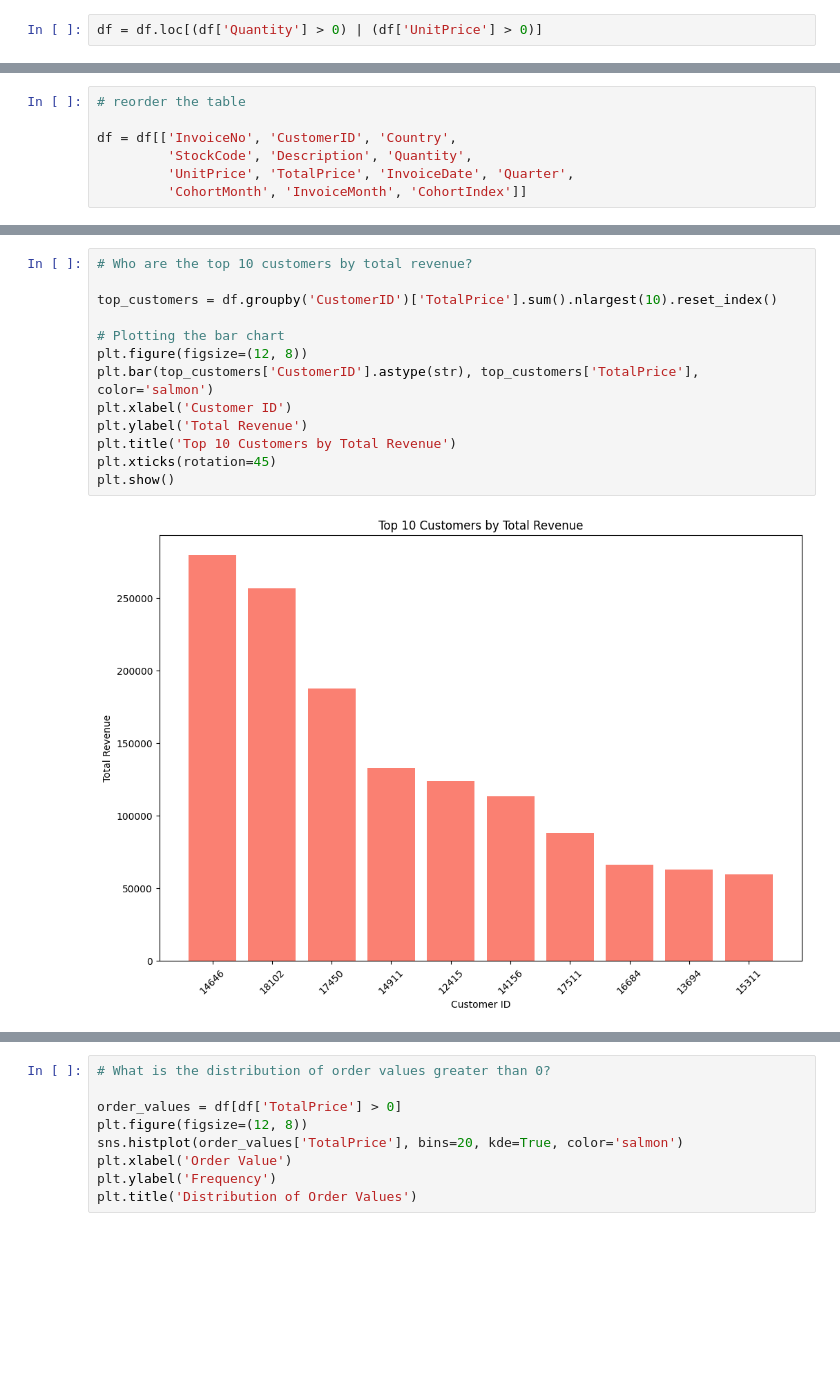
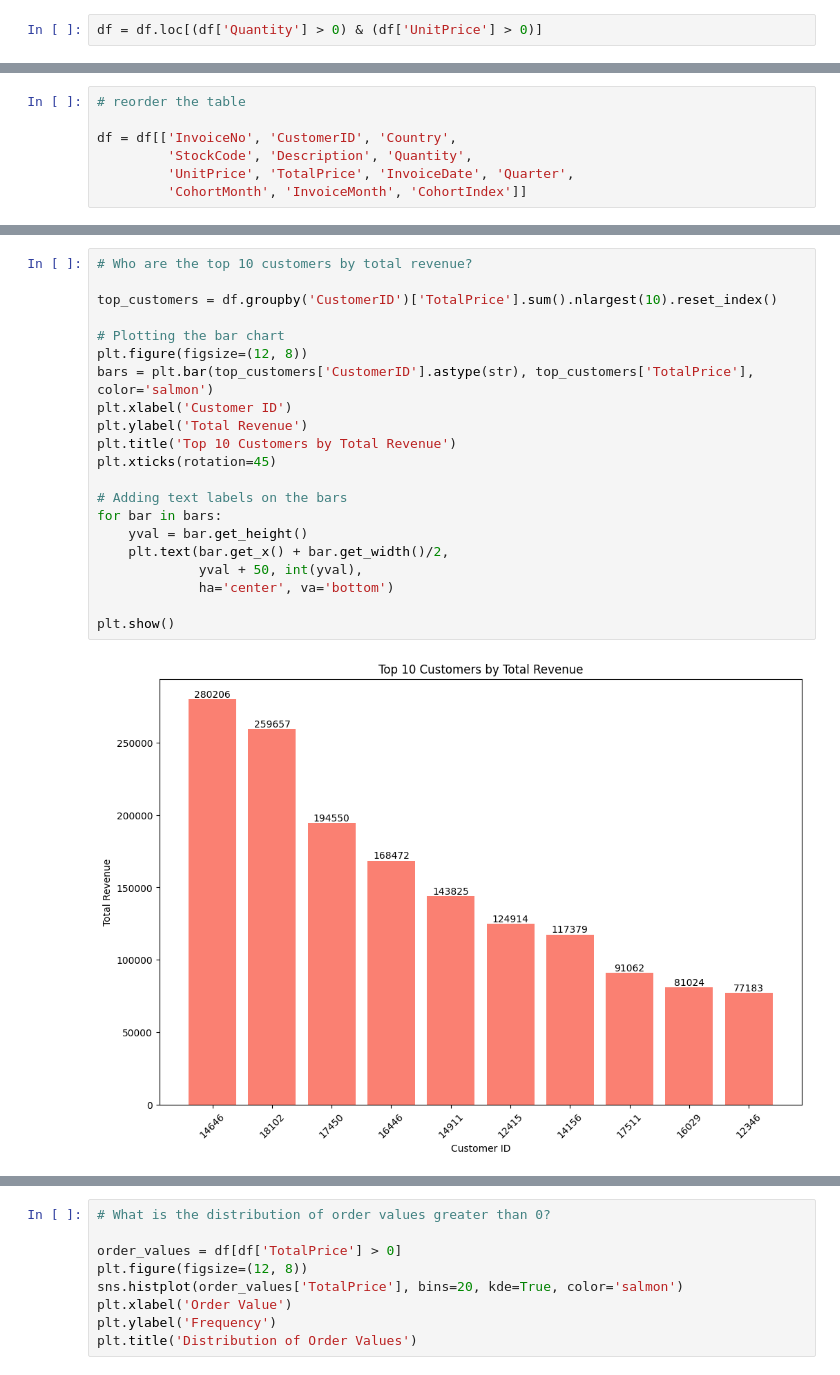
Before and after one commit to arko-saha/Ecommerce-Customer-Analysis, a Jupyter notebook: Customer_Retention_Analytics.ipynb, the cells around one changed output, grey strips where cells are left out. Saved outputs shown, nothing was run; the diff lists cells and outputs as text; blank space fills up the shorter version.

```diff
--- a/Customer_Retention_Analytics.ipynb
+++ b/Customer_Retention_Analytics.ipynb
@@ -77,7 +77,7 @@ df.describe().T
 # %% [markdown]
 Apparently, there remains a few negative Quantity & UnitPrice rows in the dataset. Let's remove that.
 # %%
-df = df.loc[(df['Quantity'] > 0) | (df['UnitPrice'] > 0)]
+df = df.loc[(df['Quantity'] > 0) & (df['UnitPrice'] > 0)]
 # %%
 df.describe().T
 # %% [output]
@@ -366,18 +366,26 @@ plt.show()
 # %%
 # Who are the top 10 customers by total revenue?
 
 top_customers = df.groupby('CustomerID')['TotalPrice'].sum().nlargest(10).reset_index()
 
 # Plotting the bar chart
 plt.figure(figsize=(12, 8))
-plt.bar(top_customers['CustomerID'].astype(str), top_customers['TotalPrice'], color='salmon')
+bars = plt.bar(top_customers['CustomerID'].astype(str), top_customers['TotalPrice'], color='salmon')
 plt.xlabel('Customer ID')
 plt.ylabel('Total Revenue')
 plt.title('Top 10 Customers by Total Revenue')
 plt.xticks(rotation=45)
+
+# Adding text labels on the bars
+for bar in bars:
+    yval = bar.get_height()
+    plt.text(bar.get_x() + bar.get_width()/2,
+             yval + 50, int(yval),
+             ha='center', va='bottom')
+
 plt.show()
 # %% [output]
-[figure, old version]
+[figure, new version]
 # %%
 # What are the top 10 products by sales volume?
 
```
Also changed, not shown: parts of 11 cells of this notebook.
